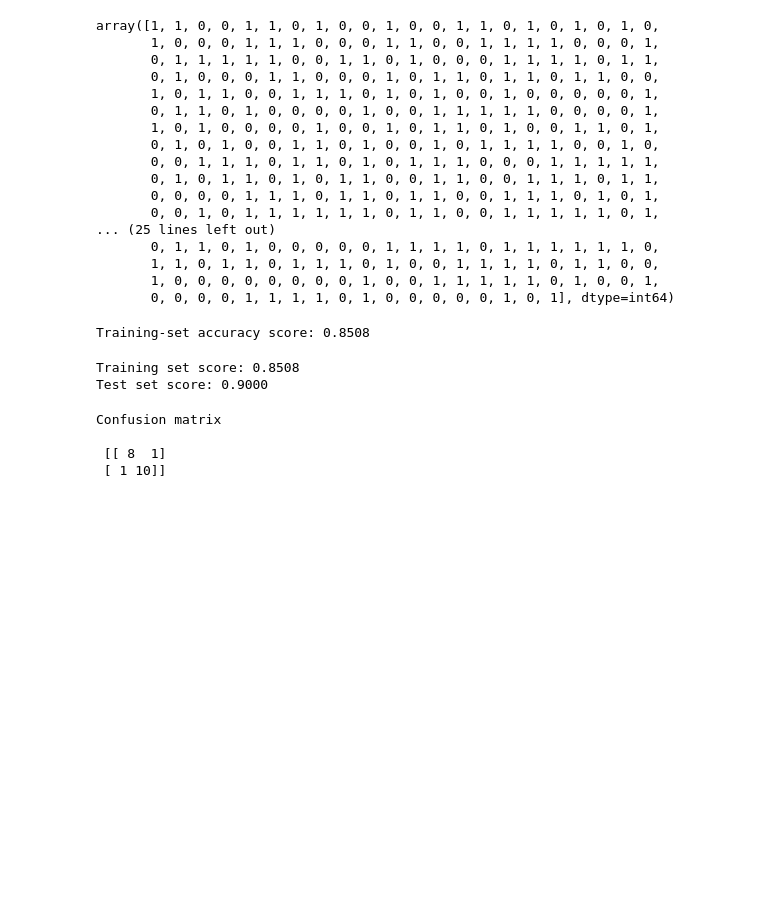
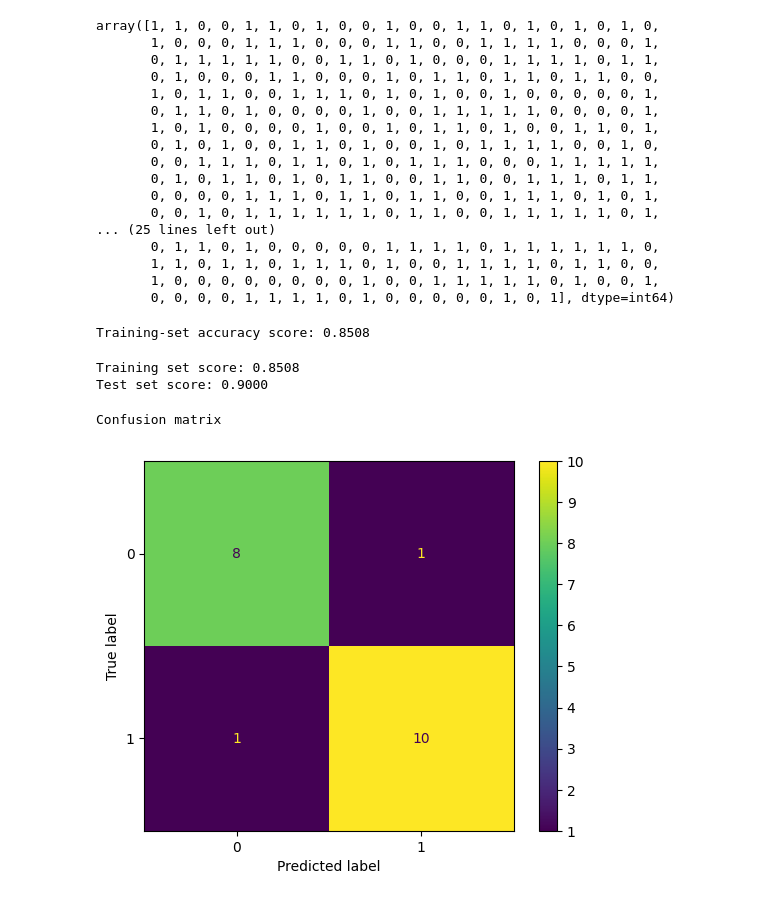
Before and after one commit to katinka-bella/data-science, a Jupyter notebook: Decision_Trees/decision_tree_with_entropy.ipynb, the cells around one changed output. Saved outputs shown, nothing was run; the diff lists cells and outputs as text; code cells hidden in the pictures; blank space fills up the shorter version.

```diff
--- a/Decision_Trees/decision_tree_with_entropy.ipynb
+++ b/Decision_Trees/decision_tree_with_entropy.ipynb
@@ -116,15 +116,15 @@ df.head()
 | 3 | 48 | 1 | ASY | 138 | 214 | 0 | Normal | 108 | ... |
 | 4 | 54 | 0 | NAP | 150 | 195 | 0 | Normal | 122 | ... |
 # %%
-cat_variables = ['ChestPainType',
+hd_variables = ['ChestPainType',
 'RestingECG',
 'ST_Slope'
 ]
 # %%
 # This will replace the columns with the one-hot encoded ones and keep the columns outside 'columns' argument as it is.
 df = pd.get_dummies(data = df,
-                         prefix = cat_variables,
-                         columns = cat_variables)
+                         prefix = hd_variables,
+                         columns = hd_variables)
 # %%
 df.head()
 # %% [output]
@@ -244,13 +244,13 @@ Test set score: 0.9000
 # %%
 # Print the Confusion Matrix and slice it into four pieces
 
-from sklearn.metrics import confusion_matrix
+from sklearn.metrics import confusion_matrix, ConfusionMatrixDisplay
 
 cm = confusion_matrix(y_test, y_pred_test)
 
-print('Confusion matrix\n\n', cm)
+print('Confusion matrix')
+
+ConfusionMatrixDisplay(confusion_matrix=cm).plot();
 # %% [output]
 Confusion matrix
-
- [[ 8  1]
- [ 1 10]]
+[figure, added]
```
Also changed, not shown: 2 other files.
